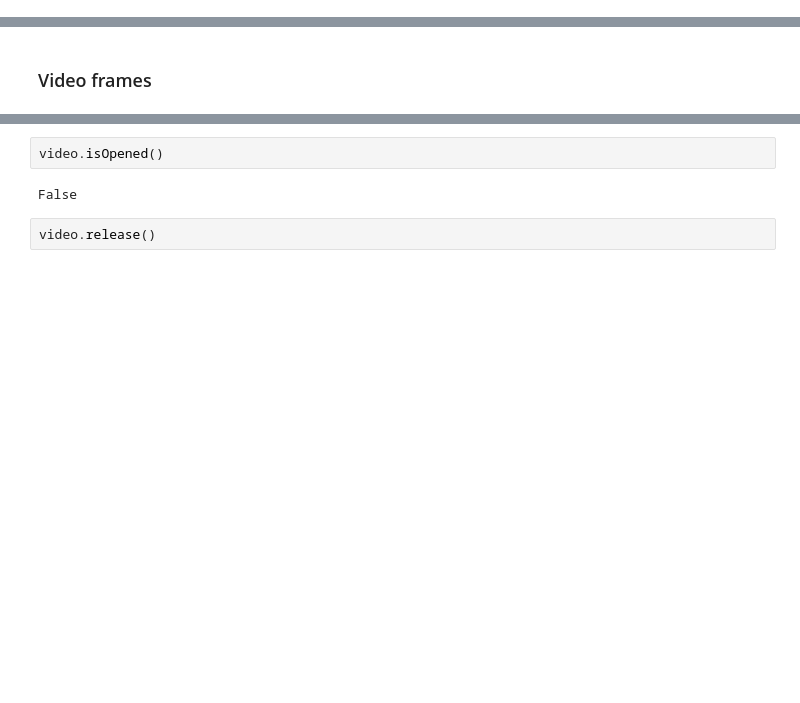
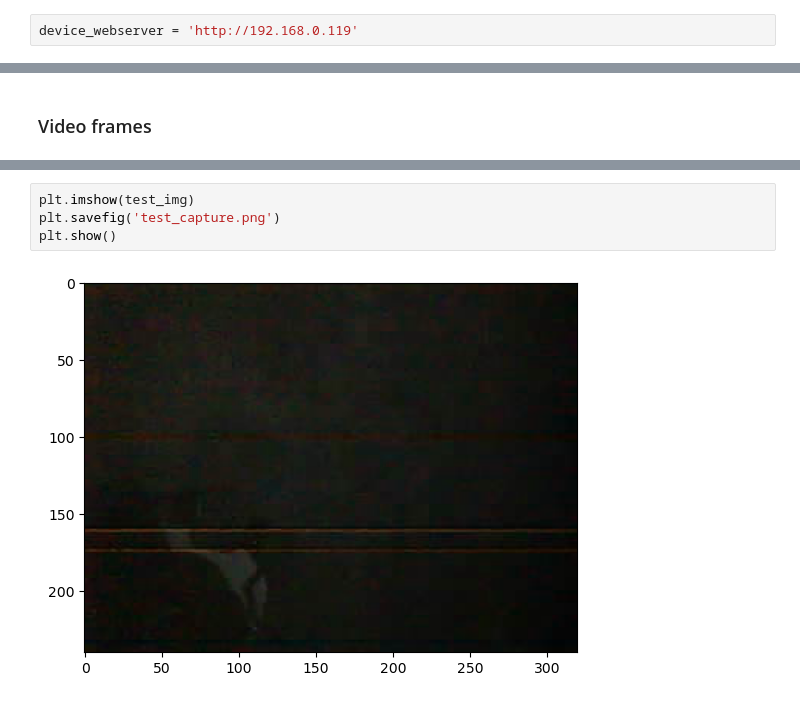
Before and after one commit to yohanderose/AnythingCanBreak, a Jupyter notebook: notebooks/Fast Embedded Device Image Processing.ipynb, the cells around one changed output, grey strips where cells are left out. Drawn from its saved outputs; the diff is of its cells as text; blank space fills up the shorter version.

Commit message:
docs: Adding test capture for detection testing

```diff
--- a/notebooks/Fast Embedded Device Image Processing.ipynb
+++ b/notebooks/Fast Embedded Device Image Processing.ipynb
@@ -126,3 +124,5 @@ device_webserver = 'http://172.20.10.2'
+# %%
+device_webserver = 'http://192.168.0.119'
 # %%
 res = requests.get(f"{device_webserver}/id")
 # %%
@@ -148,6 +149,6 @@ KeyboardInterrupt:
-# %%
-video.isOpened()
-# %% [output]
-False
-# %%
-video.release()
+# %%
+plt.imshow(test_img)
+plt.savefig('test_capture.png')
+plt.show()
+# %% [output]
+[figure, added]
```
Also changed, not shown: parts of 4 cells of this notebook, 1 other file.
